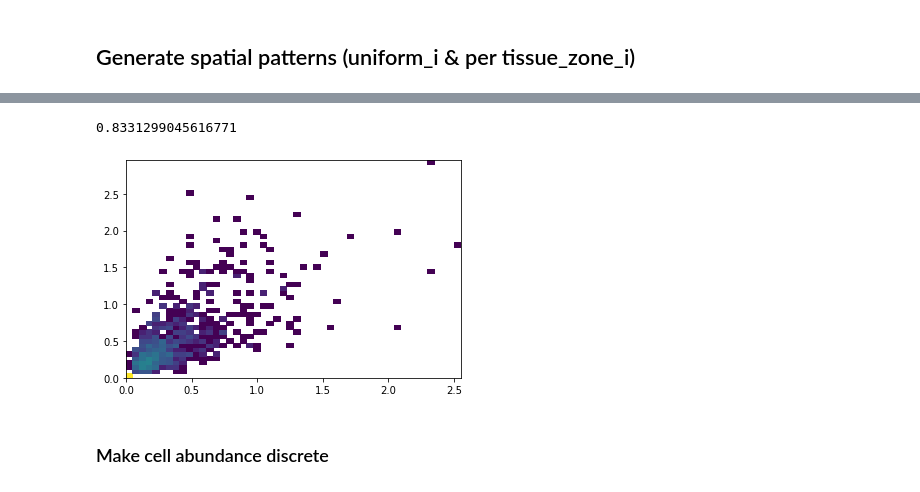
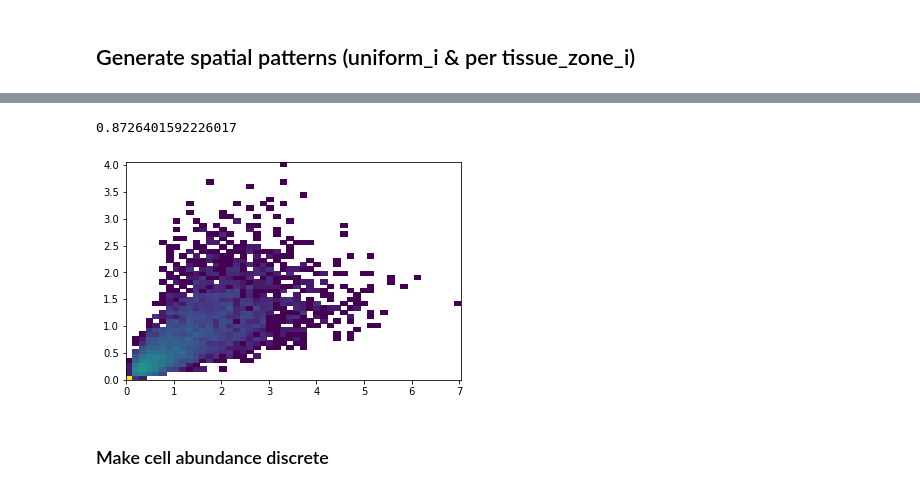
Before and after one commit to vitkl/cell2location_paper, a Jupyter notebook: notebooks/benchmarking/synthetic_data_construction_improved.ipynb, the cells around one changed output, grey strips where cells are left out. Drawn from its saved outputs; the diff is of its cells as text; code cells hidden in the pictures.

```diff
--- a/notebooks/benchmarking/synthetic_data_construction_improved.ipynb
+++ b/notebooks/benchmarking/synthetic_data_construction_improved.ipynb
@@ -114,22 +132,14 @@ adata_snrna_raw[train_idx].obs['annotation_1'].value_counts(), adata_snrna_raw[t
  Name: annotation_1, dtype: int64,
  (49,))
 # %%
+## simulation settings
+np.random.seed(seed)
+
 ## generate per cell type simulation attributes
-np.random.seed(223)
-n_locations = 2000
 n_cell_types = adata_snrna_raw[train_idx].obs['annotation_1'].value_counts().shape[0]
-
-# sparsity and tissue zones
-n_tissue_zones = 12
-n_uniform = 8
 n_sparse = n_cell_types - n_uniform
 n_zones_per_cell_type = np.random.binomial(n_tissue_zones, 0.02, size=n_sparse)+1
-
-# low and high density cell types
-p_high_density = 0.2
-mu_low_density = 1.5
-mu_high_density = 3.2
-
+experiment_id = np.repeat(np.arange(n_experiments), np.prod(n_locations))
 cell_types = np.array(adata_snrna_raw[train_idx].obs['annotation_1'].unique())
 uniform_cell_types = np.random.choice(cell_types, n_uniform, replace=False)
 sparse_cell_types = cell_types[~np.isin(cell_types, uniform_cell_types)]
@@ -364,13 +394,20 @@ plot_spatial(abundances_df.values, n=[50,50], nrows=5, names=abundances_df.colum
 # %%
-np.random.seed(223)
+np.random.seed(seed)
 cell_abundances = np.dot(abundances_df, cell_types2zones.T)
-cell_abundances = cell_abundances * np.random.lognormal(0, 0.4, size=cell_abundances.shape)
+cell_abundances = cell_abundances * np.random.lognormal(0, 0.35, size=cell_abundances.shape)
 cell_abundances_df = pd.DataFrame(cell_abundances,
                              index=abundances_df.index,
                              columns=cell_types2zones.index
                             )
 
 plt.figure(figsize=(3*5+5, 3*10+5))
-plot_spatial(cell_abundances_df.values, n=[50,50], nrows=10,
+plot_spatial(cell_abundances_df.values[experiment_id==0,:],
+             n=n_locations, nrows=10,
              names=cell_abundances_df.columns, vmax=None)
+plt.show()
+plt.figure(figsize=(3*5+5, 3*10+5))
+plot_spatial(cell_abundances_df.values[experiment_id==1,:],
+             n=n_locations, nrows=10,
+             names=cell_abundances_df.columns, vmax=None)
+plt.show()
 # %% [output]
@@ -378,12 +416,12 @@ plot_spatial(cell_abundances_df.values, n=[50,50], nrows=10,
 # %%
-plt.hist2d(cell_abundances_df['Inh_1'].values,
-           cell_abundances_df['Inh_2'].values,
+plt.hist2d(cell_abundances_df['Ext_L23'].values,
+           cell_abundances_df['Micro'].values,
            bins=50, norm=matplotlib.colors.LogNorm());
-np.corrcoef(cell_abundances_df['Inh_1'].values,
-           cell_abundances_df['Inh_2'].values)[0,1]
+np.corrcoef(cell_abundances_df['Ext_L23'].values,
+            cell_abundances_df['Micro'].values)[0,1]
 # %% [output]
-0.8331299045616771
+0.8726401592226017
-[figure, old version]
+[figure, new version]
 # %% [markdown]
 ### Make cell abundance discrete
 # %%
```
Also changed, not shown: parts of 28 cells of this notebook, 5 other files.
